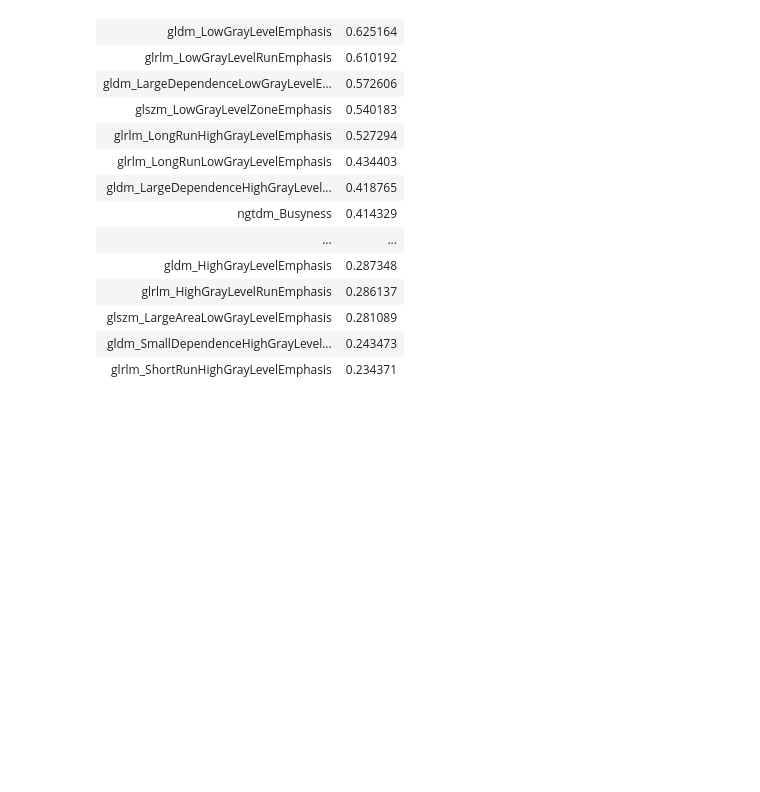
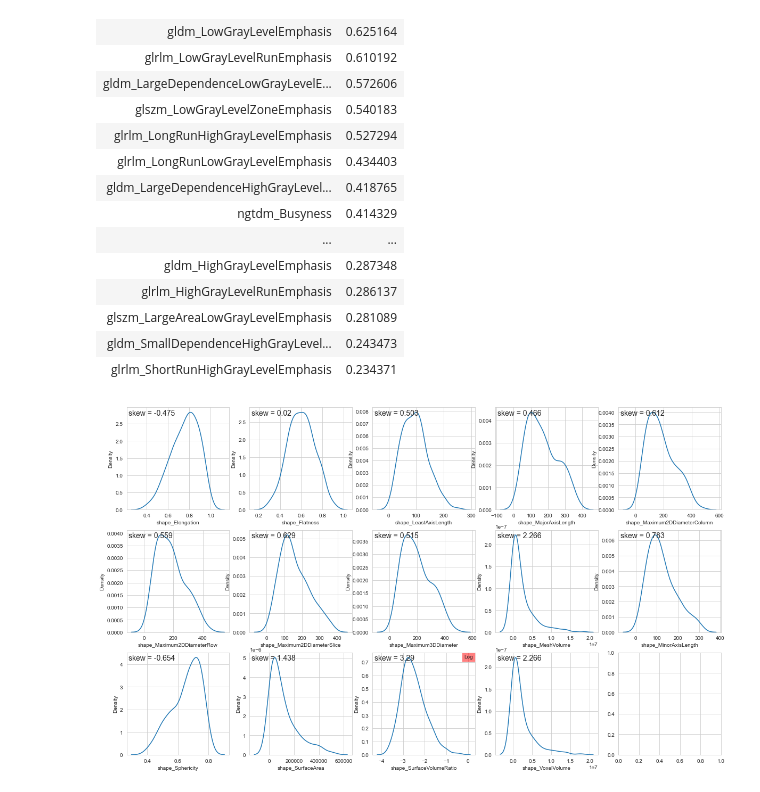
Before and after one commit to MatthewOrton/git_radsarc, a Jupyter notebook: jupyter/ReproducibilityAssessment.ipynb, the cells around one changed output. Saved outputs shown, nothing was run; the diff lists cells and outputs as text; code cells hidden in the pictures; blank space fills up the shorter version.

```diff
--- a/jupyter/ReproducibilityAssessment.ipynb
+++ b/jupyter/ReproducibilityAssessment.ipynb
@@ -9,24 +10,22 @@ import copy
 sns.set_style('whitegrid')
 # %%
 # load data
-# df = pd.read_csv('/Users/morton/Dicom Files/RADSARC_R/XNAT/extractions/extractions__20220910_1006_allRegions/radiomicFeatures/radiomicFeatures.csv')
 df = pd.read_csv('/Users/morton/Dicom Files/RADSARC_R/XNAT/extractions/extractions__20221109_2030_allRegions/radiomicFeatures/radiomicFeatures.csv')
 df.drop(list(df.filter(regex = 'source')), axis = 1, inplace = True)
 df.drop(list(df.filter(regex = 'diagnostic')), axis = 1, inplace = True)
 
-# dfRep = pd.read_csv('/Users/morton/Dicom Files/RADSARC_R/XNAT/extractions/extractions__20220914_1117_repro/radiomicFeatures/radiomicFeatures.csv')
 dfRep = pd.read_csv('/Users/morton/Dicom Files/RADSARC_R/XNAT/extractions/extractions__20221109_1137_repro/radiomicFeatures/radiomicFeatures.csv')
 dfRep.drop(list(dfRep.filter(regex = 'source')), axis = 1, inplace = True)
 dfRep.drop(list(dfRep.filter(regex = 'diagnostic')), axis = 1, inplace = True)
 
-subjectIDs = df.merge(dfRep, on='StudyPatientName').StudyPatientName
+# subjectIDs = df.merge(dfRep, on='StudyPatientName').StudyPatientName
 
-# select rows and make sure they are both sorted on SubjectID
-df = df.loc[df['StudyPatientName'].isin(subjectIDs)]
-df.sort_values('StudyPatientName', axis=0, inplace=True)
+# # select rows and make sure they are both sorted on SubjectID
+# df = df.loc[df['StudyPatientName'].isin(subjectIDs)]
+# df.sort_values('StudyPatientName', axis=0, inplace=True)
 
-dfRep = dfRep.loc[dfRep['StudyPatientName'].isin(subjectIDs)]
-dfRep.sort_values('StudyPatientName', axis=0, inplace=True)
+# dfRep = dfRep.loc[dfRep['StudyPatientName'].isin(subjectIDs)]
+# dfRep.sort_values('StudyPatientName', axis=0, inplace=True)
 
 # remove high/mid/low_enhancing features
 df.drop(list(df.filter(regex = 'low_enhancing_original')), axis = 1, inplace = True)
@@ -45,6 +44,18 @@ dfRep.reset_index(inplace=True)
 
 df = df.rename(columns=lambda x:x.replace('lesion_original_',''))
 dfRep = dfRep.rename(columns=lambda x:x.replace('lesion_original_',''))
+
+# keep copy with all patients for plots
+dfMain = df.copy()
+
+subjectIDs = df.merge(dfRep, on='StudyPatientName').StudyPatientName
+
+# select rows and make sure they are both sorted on SubjectID
+df = df.loc[df['StudyPatientName'].isin(subjectIDs)]
+df.sort_values('StudyPatientName', axis=0, inplace=True)
+
+dfRep = dfRep.loc[dfRep['StudyPatientName'].isin(subjectIDs)]
+dfRep.sort_values('StudyPatientName', axis=0, inplace=True)
 # %%
 iccValues = []
 featNames = []
@@ -119,3 +130,23 @@ Group = texture     : # features with ICC > 0.75 = 54/73
 | glszm_LargeAreaLowGrayLevelEmphasis | 0.281089 |
 | gldm_SmallDependenceHighGrayLevel... | 0.243473 |
 | glrlm_ShortRunHighGrayLevelEmphasis | 0.234371 |
+# %%
+def featureClassDensities(featureClass, spSize):
+    f,a = plt.subplots(spSize[0], spSize[1], figsize=(20,12))
+    a = a.ravel()
+    for n, feat in enumerate(dfMain.filter(regex = featureClass, axis = 1).columns):
+
+        if skew(dfMain[feat])>3 and np.all(dfMain[feat]>0):
+            dfHere = dfMain.copy()
+            dfHere[feat] = np.log(dfHere[feat])
+            sns.kdeplot(data=dfHere, x=feat, ax = a[n])
+            a[n].text(0.98, 0.98, 'Log', bbox=dict(facecolor='red', alpha=0.5), horizontalalignment='right', verticalalignment='top', transform=a[n].transAxes)
+        else:
+            sns.kdeplot(data=dfMain, x=feat, ax = a[n])
+
+        skewStr = 'skew = ' + str(np.round(skew(dfMain[feat]),3))
+        a[n].text(0.02, 0.98, skewStr, fontsize=14, horizontalalignment='left', verticalalignment='top', transform=a[n].transAxes)
+# %%
+featureClassDensities('shape', (3, 5))
+# %% [output]
+[figure, added]
```
Also changed, not shown: parts of 6 cells of this notebook, 1 other file.
